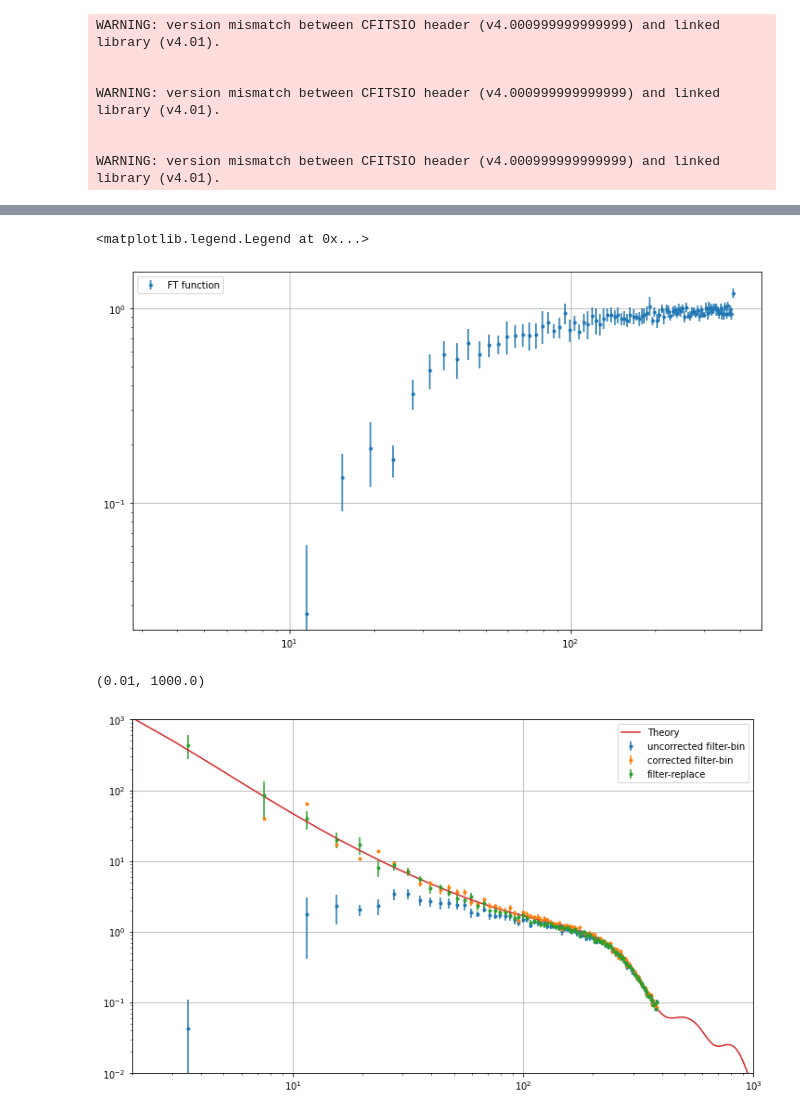
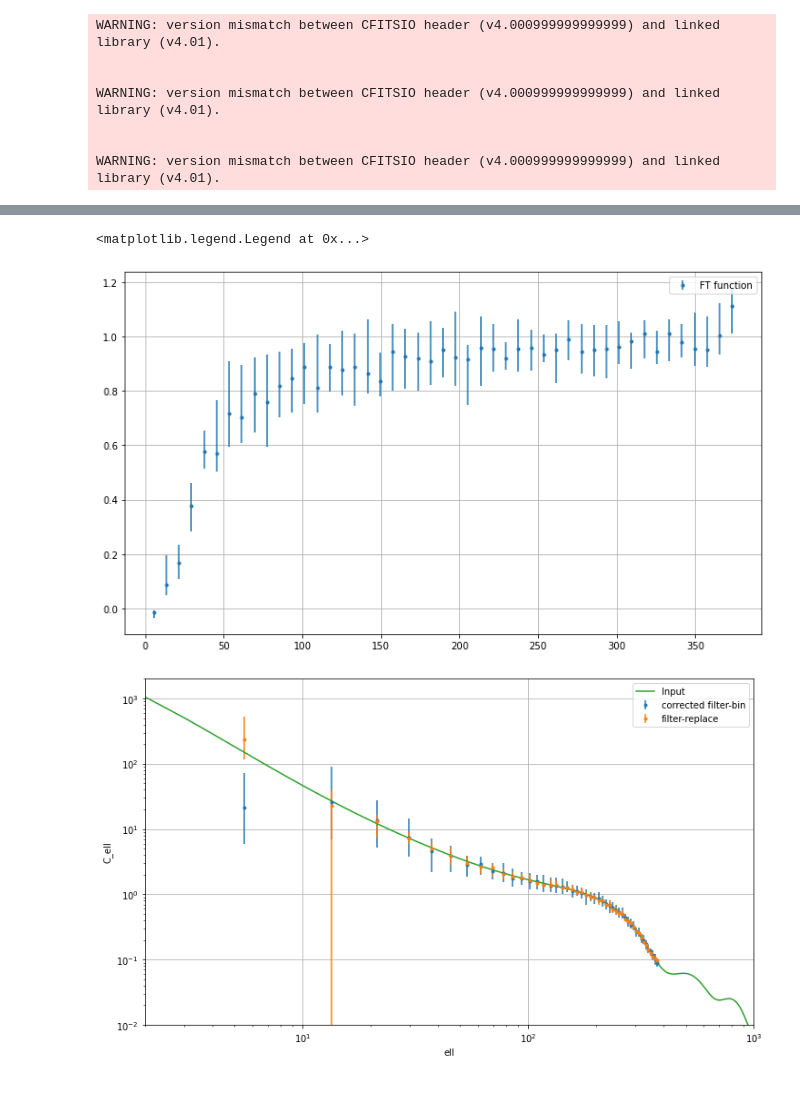
Before and after one commit to catyz/destripe, a Jupyter notebook: simulation.ipynb, the cells around one changed output, grey strips where cells are left out. Drawn from its saved outputs; the diff is of its cells as text; code cells hidden in the pictures.

```diff
--- a/simulation.ipynb
+++ b/simulation.ipynb
@@ -182,9 +50,17 @@ ells, cl_FT_mean, cl_FT_std = sim_cl2cl(input_cl=np.ones(lmax+1), n_sims=nsims_F
+# %%
+ells = np.load('ells.npy')
+cl_fb = np.load('cl_fb.npy')
+cl_ft = np.load('cl_ft.npy')
+cl_replace = np.load('cl_replace.npy')
+# %%
+ft_l, ft_m, ft_h = np.percentile(cl_ft, [2.5,50,97.5], axis=0) #68% confidence interval
+fb_l, fb_m, fb_h = np.percentile(cl_fb, [2.5,50,97.5], axis=0)
+replace_l, replace_m, replace_h = np.percentile(cl_replace, [2.5,50,97.5], axis=0)
 # %%
 plt.figure(figsize=(12,7))
-plt.errorbar(ells, cl_FT_mean, 2*cl_FT_std/np.sqrt(nsims_FT), fmt='.', label='FT function')
-plt.loglog()
+plt.errorbar(ells, ft_m, (ft_m-ft_l,ft_h-ft_m), fmt='.', label='FT function')
 plt.grid()
 plt.legend()
 # %% [output]
 <matplotlib.legend.Legend at 0x...>
-[figure, old version]
+[figure, new version]
@@ -191,14 +81,15 @@ plt.legend()
 # %%
 plt.figure(figsize=(12,7))
-plt.errorbar(ells, cl_filterbin_mean, 2*cl_filterbin_std/np.sqrt(n_sims), fmt='.', label='uncorrected filter-bin')
-plt.errorbar(ells, cl_filterbin_mean/cl_FT_mean, 2*cl_filterbin_std/np.sqrt(n_sims), fmt='.', label='corrected filter-bin')
-plt.errorbar(ells, cl_filterreplace_mean, 2*cl_filterreplace_std/np.sqrt(n_sims), fmt='.', label='filter-replace')
-plt.plot(ell, input_cl[0], label='Theory')
+# plt.errorbar(ells, fb_m, (fb_m-fb_l,fb_h-fb_m), fmt='.', label='uncorrected filter-bin')
+plt.errorbar(ells, fbc_m, (fbc_m-fbc_l,fbc_h-fbc_m), fmt='.', label='corrected filter-bin')
+plt.errorbar(ells, replace_m, (replace_m-replace_l,replace_h-replace_m), fmt='.', label='filter-replace')
+plt.plot(ell_input, TT, label='Input')
 plt.loglog()
+plt.xlim([2e0,1e3])
+plt.ylim([1e-2,2e3])
+plt.ylabel('C_ell')
+plt.xlabel('ell')
+plt.legend()
 plt.grid()
-plt.legend()
-plt.xlim([2e0,1e3])
-plt.ylim([1e-2,1e3])
 # %% [output]
-(0.01, 1000.0)
-[figure, old version]
+[figure, new version]
```
Also changed, not shown: parts of 17 cells of this notebook, 4 other files.
